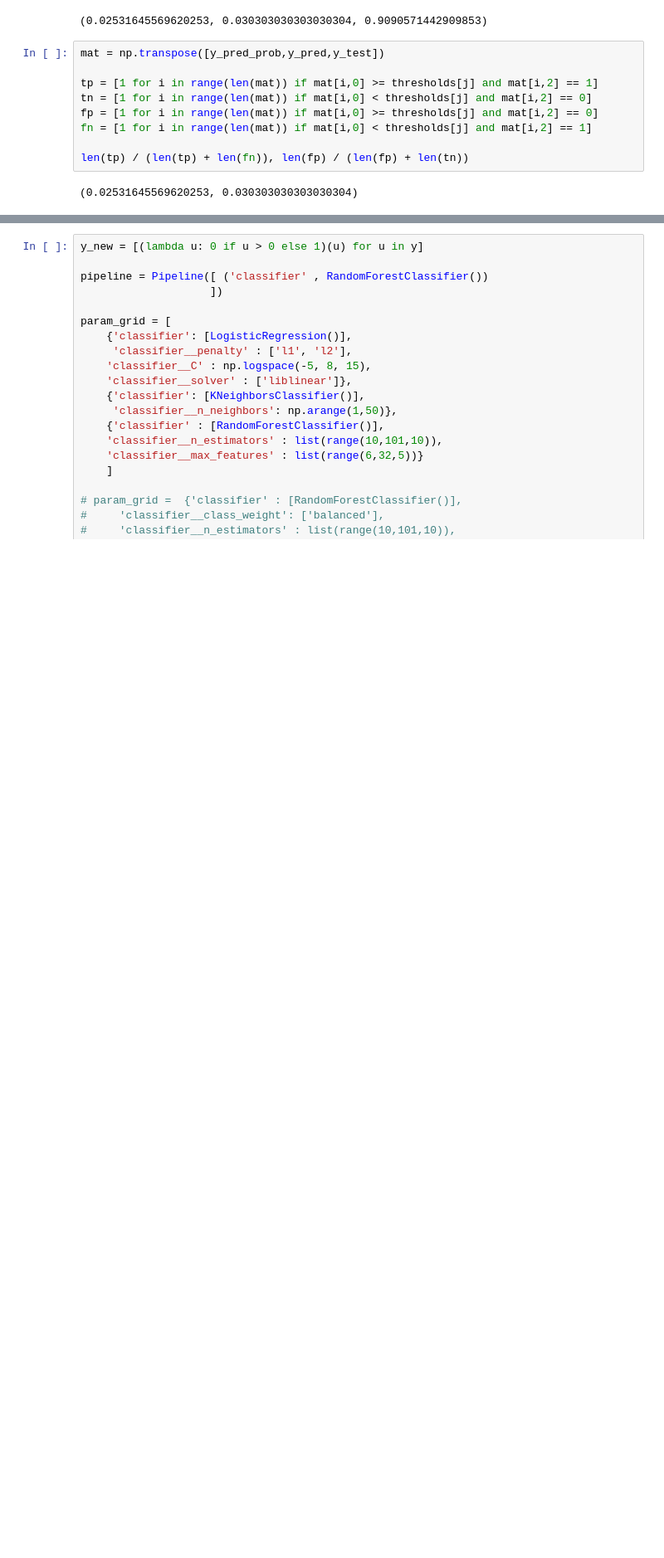
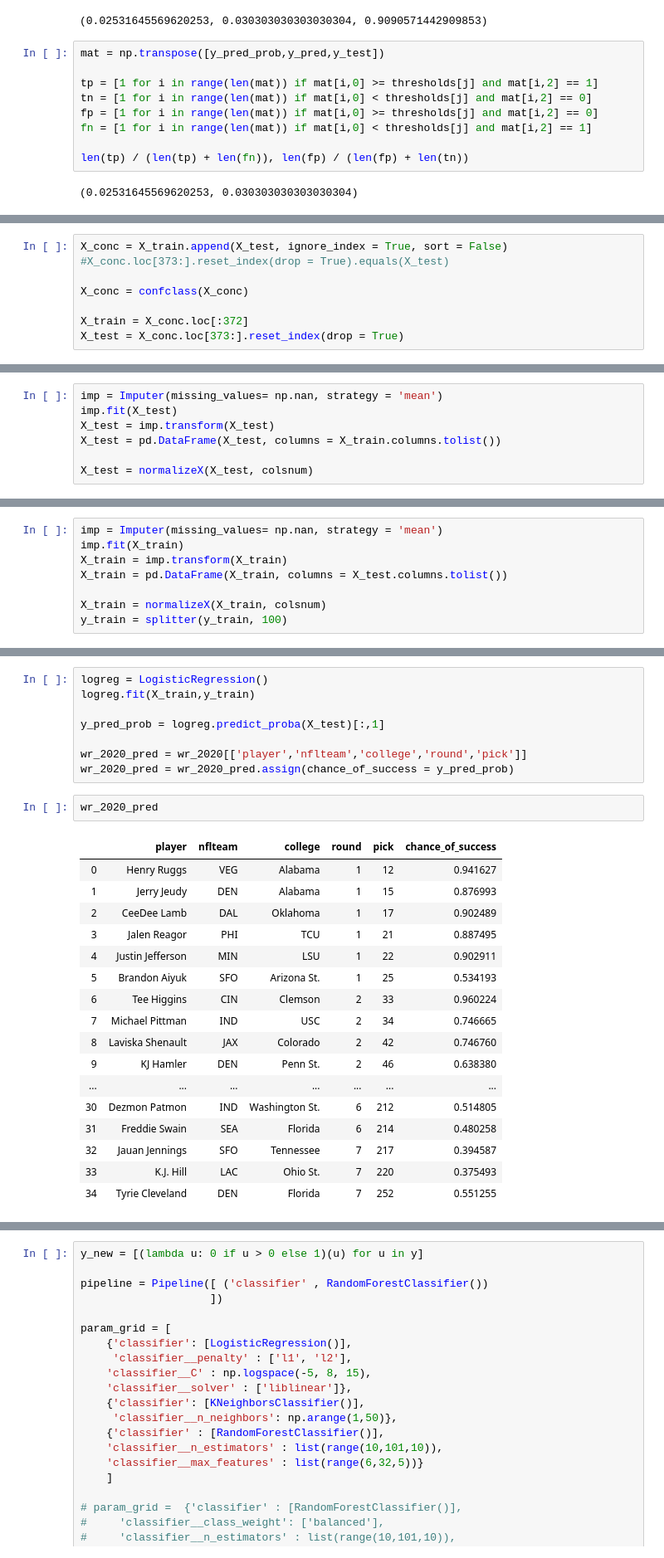
Before and after one commit to adriensaremi/Springboard, a Jupyter notebook: Capstone_1/Machine_Learning_Model_2.ipynb, the cells around one changed output, grey strips where cells are left out. Shown at 83% size. Cells and saved outputs as stored; diff of their text form; blank space fills up the shorter version.

```diff
--- a/Capstone_1/Machine_Learning_Model_2.ipynb
+++ b/Capstone_1/Machine_Learning_Model_2.ipynb
@@ -179,0 +242,8 @@ We're actually interested in precision and recall with respect to the 'flops' ,
+# %%
+X_conc = X_train.append(X_test, ignore_index = True, sort = False)
+#X_conc.loc[373:].reset_index(drop = True).equals(X_test)
+
+X_conc = confclass(X_conc)
+
+X_train = X_conc.loc[:372]
+X_test = X_conc.loc[373:].reset_index(drop = True)
@@ -179,0 +267,7 @@ We're actually interested in precision and recall with respect to the 'flops' ,
+# %%
+imp = Imputer(missing_values= np.nan, strategy = 'mean')
+imp.fit(X_test)
+X_test = imp.transform(X_test)
+X_test = pd.DataFrame(X_test, columns = X_train.columns.tolist())
+
+X_test = normalizeX(X_test, colsnum)
@@ -179,0 +276,8 @@ We're actually interested in precision and recall with respect to the 'flops' ,
+# %%
+imp = Imputer(missing_values= np.nan, strategy = 'mean')
+imp.fit(X_train)
+X_train = imp.transform(X_train)
+X_train = pd.DataFrame(X_train, columns = X_test.columns.tolist())
+
+X_train = normalizeX(X_train, colsnum)
+y_train = splitter(y_train, 100)
@@ -179,0 +286,28 @@ We're actually interested in precision and recall with respect to the 'flops' ,
+# %%
+logreg = LogisticRegression()
+logreg.fit(X_train,y_train)
+
+y_pred_prob = logreg.predict_proba(X_test)[:,1]
+
+wr_2020_pred = wr_2020[['player','nflteam','college','round','pick']]
+wr_2020_pred = wr_2020_pred.assign(chance_of_success = y_pred_prob)
+# %%
+wr_2020_pred
+# %% [output]
+|  | player | nflteam | college | round | pick | chance_of_success |
+| 0 | Henry Ruggs | VEG | Alabama | 1 | 12 | 0.941627 |
+| 1 | Jerry Jeudy | DEN | Alabama | 1 | 15 | 0.876993 |
+| 2 | CeeDee Lamb | DAL | Oklahoma | 1 | 17 | 0.902489 |
+| 3 | Jalen Reagor | PHI | TCU | 1 | 21 | 0.887495 |
+| 4 | Justin Jefferson | MIN | LSU | 1 | 22 | 0.902911 |
+| 5 | Brandon Aiyuk | SFO | Arizona St. | 1 | 25 | 0.534193 |
+| 6 | Tee Higgins | CIN | Clemson | 2 | 33 | 0.960224 |
+| 7 | Michael Pittman | IND | USC | 2 | 34 | 0.746665 |
+| 8 | Laviska Shenault | JAX | Colorado | 2 | 42 | 0.746760 |
+| 9 | KJ Hamler | DEN | Penn St. | 2 | 46 | 0.638380 |
+| ... | ... | ... | ... | ... | ... | ... |
+| 30 | Dezmon Patmon | IND | Washington St. | 6 | 212 | 0.514805 |
+| 31 | Freddie Swain | SEA | Florida | 6 | 214 | 0.480258 |
+| 32 | Jauan Jennings | SFO | Tennessee | 7 | 217 | 0.394587 |
+| 33 | K.J. Hill | LAC | Ohio St. | 7 | 220 | 0.375493 |
+| 34 | Tyrie Cleveland | DEN | Florida | 7 | 252 | 0.551255 |
```
Also changed, not shown: parts of 45 cells of this notebook, 3 other files.
